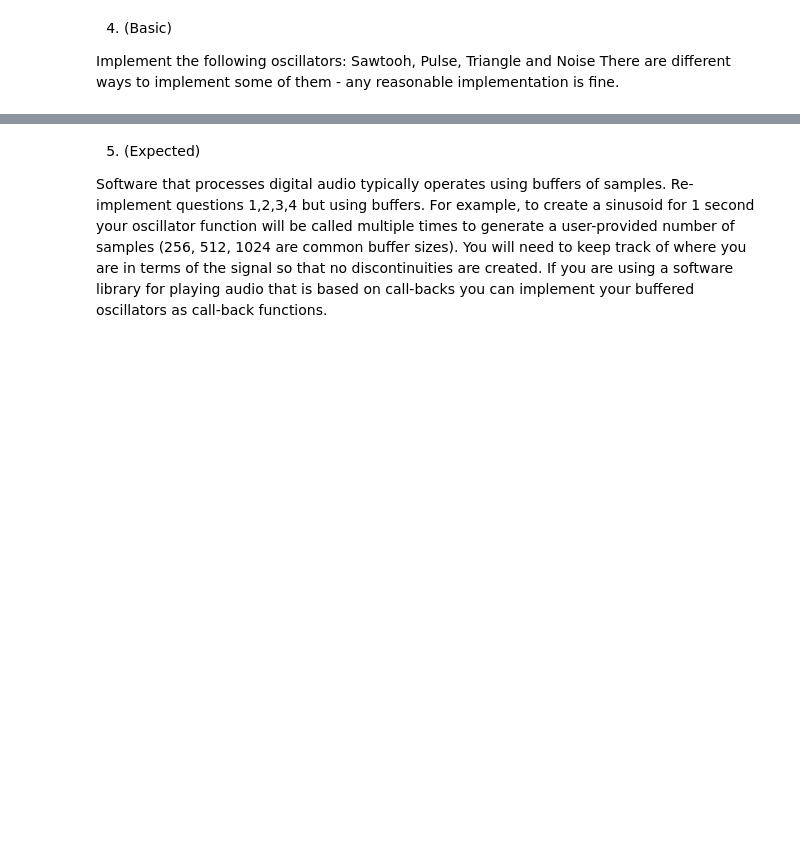
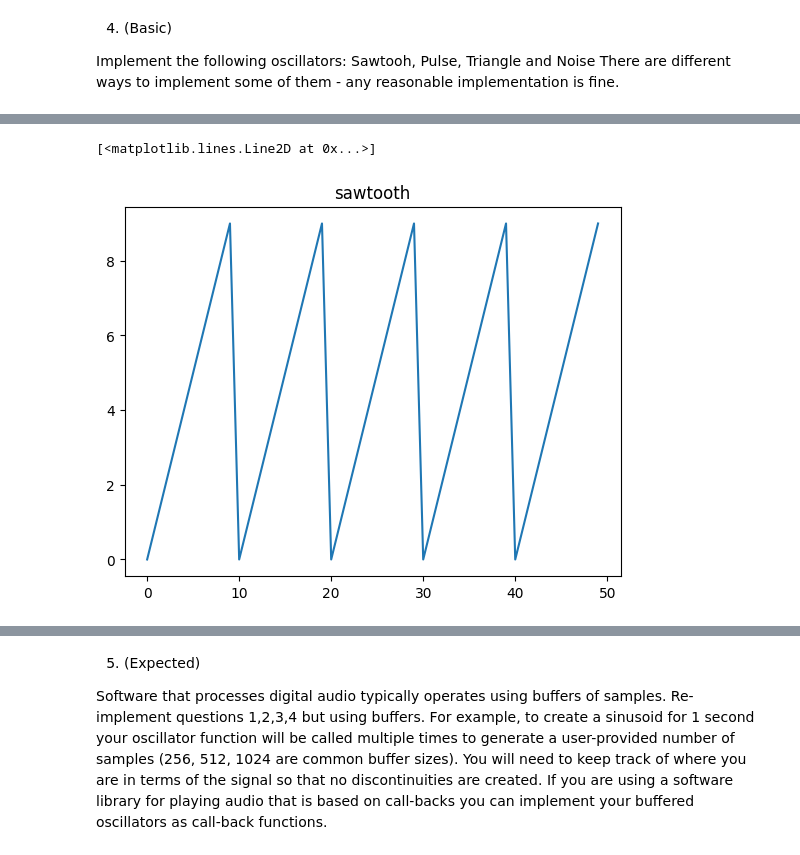
Before and after one commit to iamvickynguyen/CSC484D-Synthesizer, a Jupyter notebook: A1/A1.ipynb, the cells around one changed output, grey strips where cells are left out. Cells and saved outputs as stored; diff of their text form; code cells hidden in the pictures; blank space fills up the shorter version.

```diff
--- a/A1/A1.ipynb
+++ b/A1/A1.ipynb
@@ -186,0 +129,24 @@ ipd.Audio(data, rate=srate)
+# %%
+def sawtooth(x):
+    return x % 10
+
+def triangle(x):
+    x %= 10
+    return x if x < 5 else 10 - x
+
+def pulse(x):
+    return x % 10 < 5
+
+def noise(x):
+    return np.random.normal(0, 1.0, len(x))
+# %%
+duration=1
+srate = 44100
+
+x = np.arange(0,srate*duration, duration)
+y = sawtooth(x)[:50]
+plt.title("sawtooth")
+plt.plot(y)
+# %% [output]
+[<matplotlib.lines.Line2D at 0x...>]
+[figure, added]
```
Also changed, not shown: parts of 7 cells of this notebook, 1 other file.
